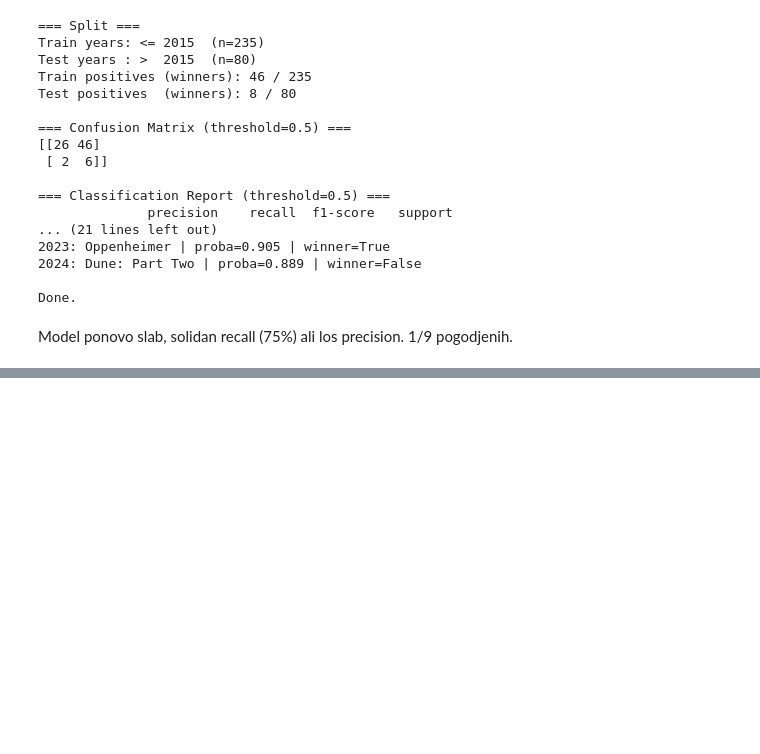
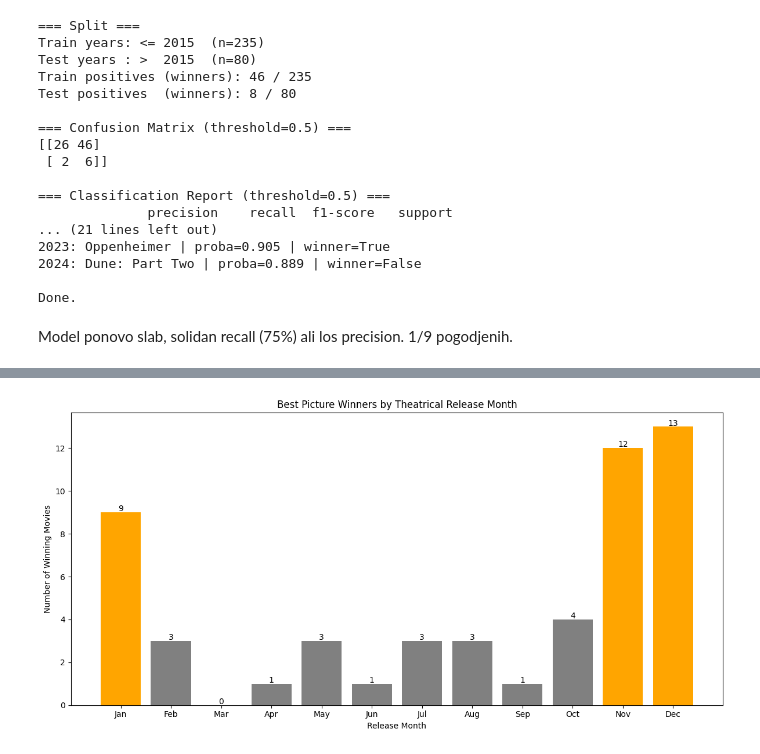
Before and after one commit to milosdiklic25/siap, a Jupyter notebook: project.ipynb, the cells around one changed output, grey strips where cells are left out. Cells and saved outputs as stored; diff of their text form; code cells hidden in the pictures; blank space fills up the shorter version.

Commit message:
add plots

```diff
--- a/project.ipynb
+++ b/project.ipynb
@@ -269,0 +348,6 @@ Model ponovo slab, solidan recall (75%) ali los precision. 1/9 pogodjenih.
+# %%
+import plot_release_dates
+
+plot_release_dates.main()
+# %% [output]
+[figure, added]
```
Also changed, not shown: parts of 7 cells of this notebook, 7 other files.
